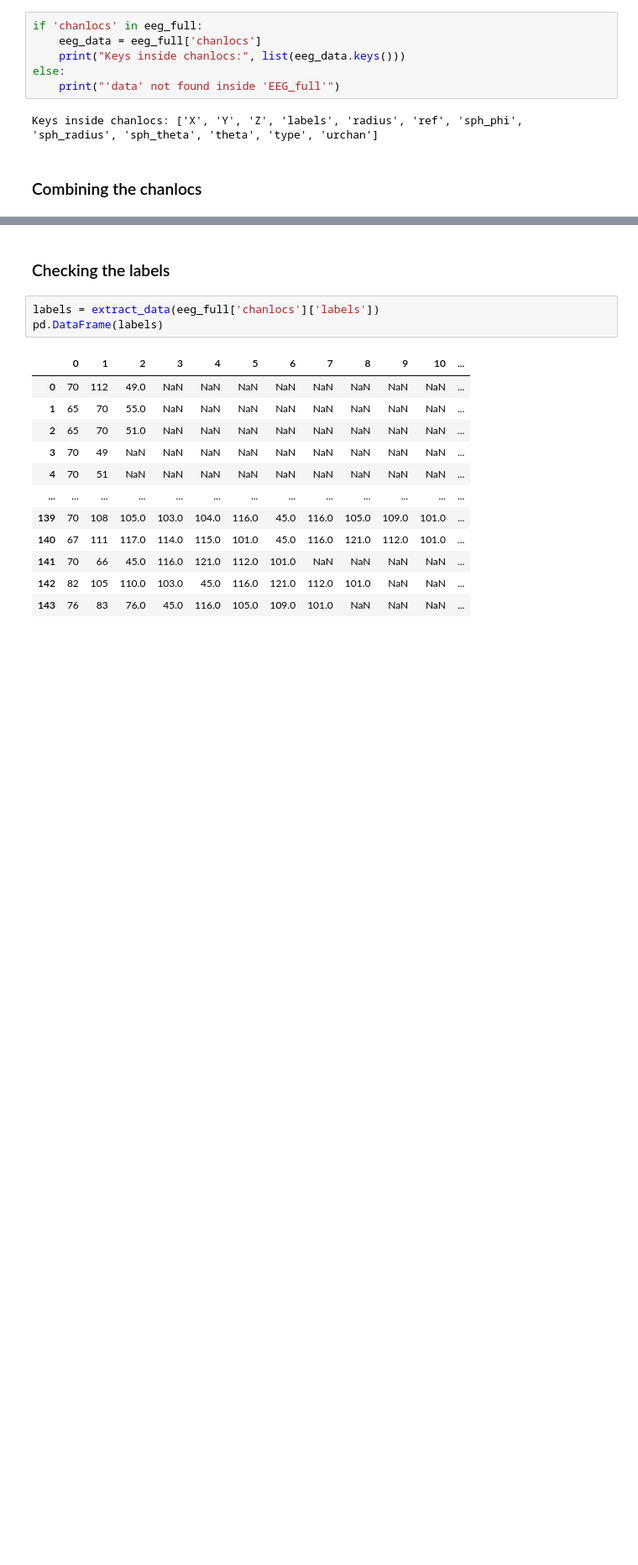
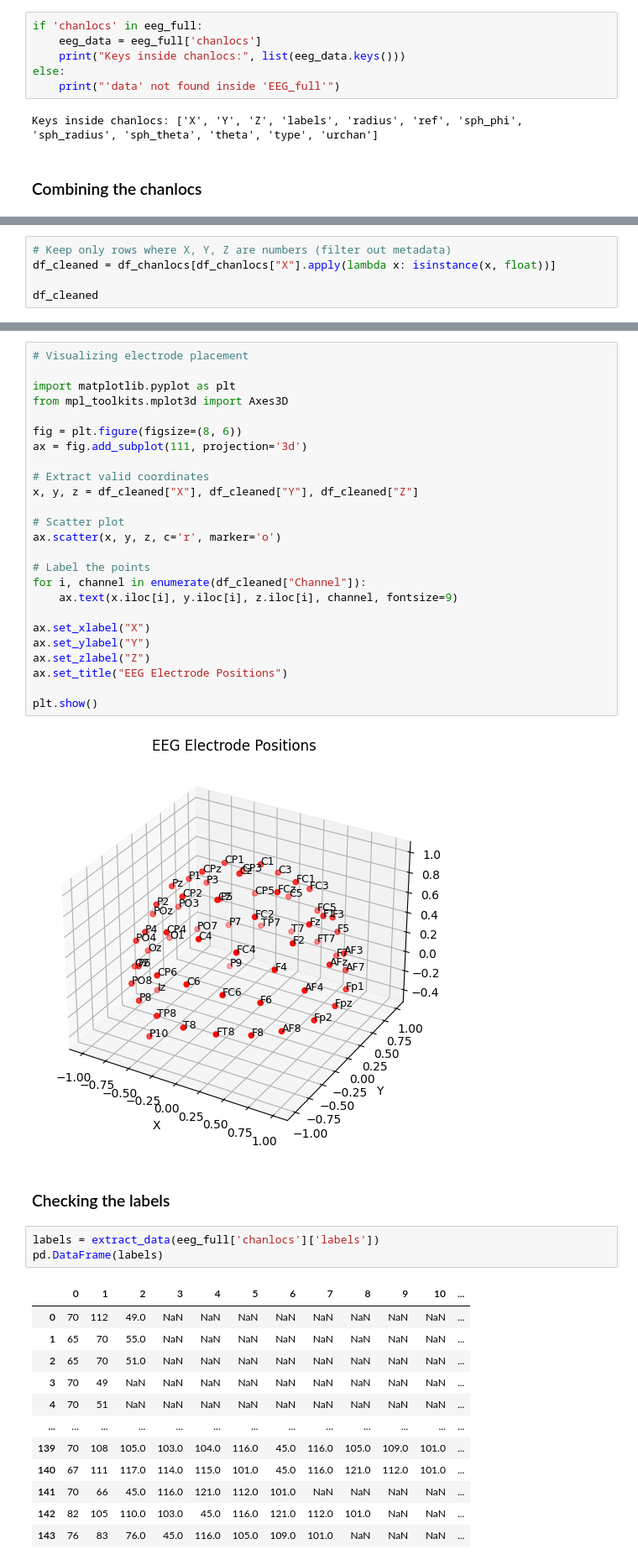
Before and after one commit to Ssalijoshua/Regulation-of-arousal-, a Jupyter notebook: eda-code.ipynb, the cells around one changed output, grey strips where cells are left out. Shown at 84% size. Saved outputs shown, nothing was run; the diff lists cells and outputs as text; blank space fills up the shorter version.

```diff
--- a/eda-code.ipynb
+++ b/eda-code.ipynb
@@ -108,0 +114,5 @@ df_chanlocs
+# %%
+# Keep only rows where X, Y, Z are numbers (filter out metadata)
+df_cleaned = df_chanlocs[df_chanlocs["X"].apply(lambda x: isinstance(x, float))]
+
+df_cleaned
@@ -109,3 +133,30 @@ df_chanlocs
+# %%
+# Visualizing electrode placement
+
+import matplotlib.pyplot as plt
+from mpl_toolkits.mplot3d import Axes3D
+
+fig = plt.figure(figsize=(8, 6))
+ax = fig.add_subplot(111, projection='3d')
+
+# Extract valid coordinates
+x, y, z = df_cleaned["X"], df_cleaned["Y"], df_cleaned["Z"]
+
+# Scatter plot
+ax.scatter(x, y, z, c='r', marker='o')
+
+# Label the points
+for i, channel in enumerate(df_cleaned["Channel"]):
+    ax.text(x.iloc[i], y.iloc[i], z.iloc[i], channel, fontsize=9)
+
+ax.set_xlabel("X")
+ax.set_ylabel("Y")
+ax.set_zlabel("Z")
+ax.set_title("EEG Electrode Positions")
+
+plt.show()
+# %% [output]
+[figure, added]
 # %% [markdown]
 ### Checking the labels
 # %%
```
Also changed, not shown: parts of 10 cells of this notebook.
